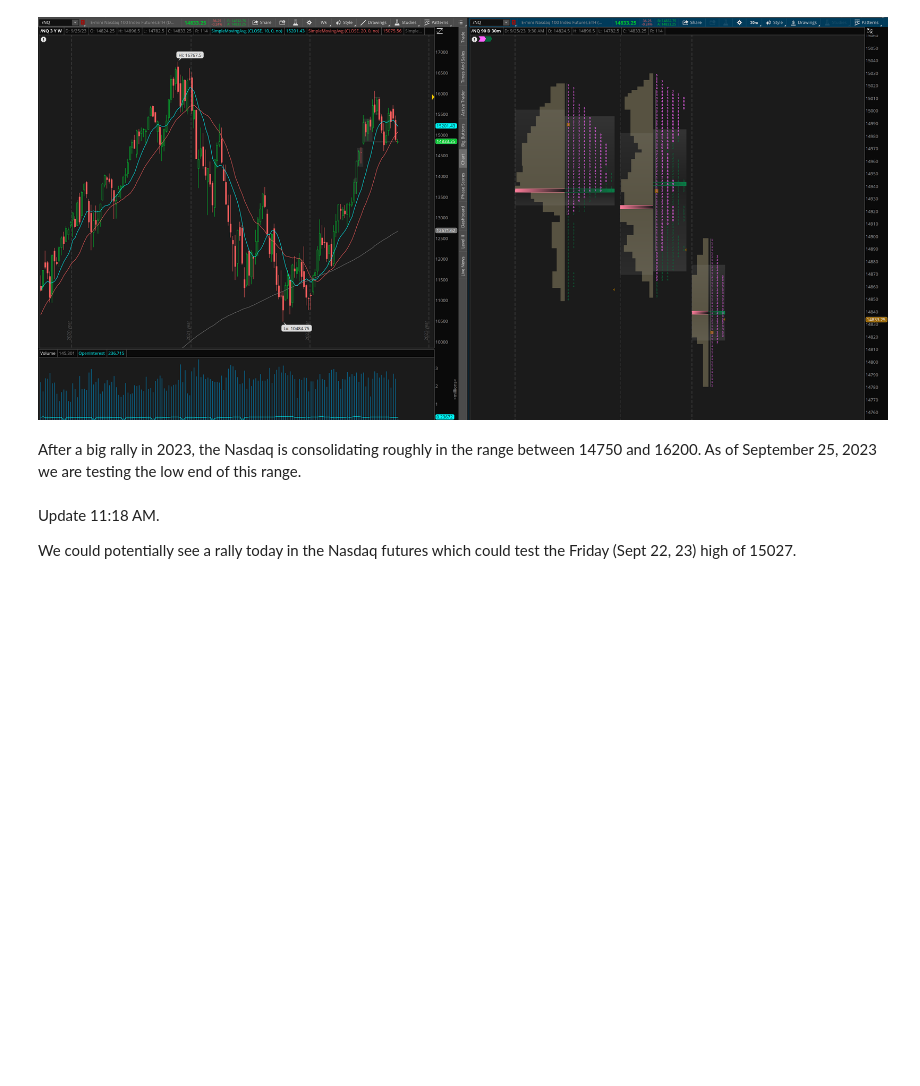
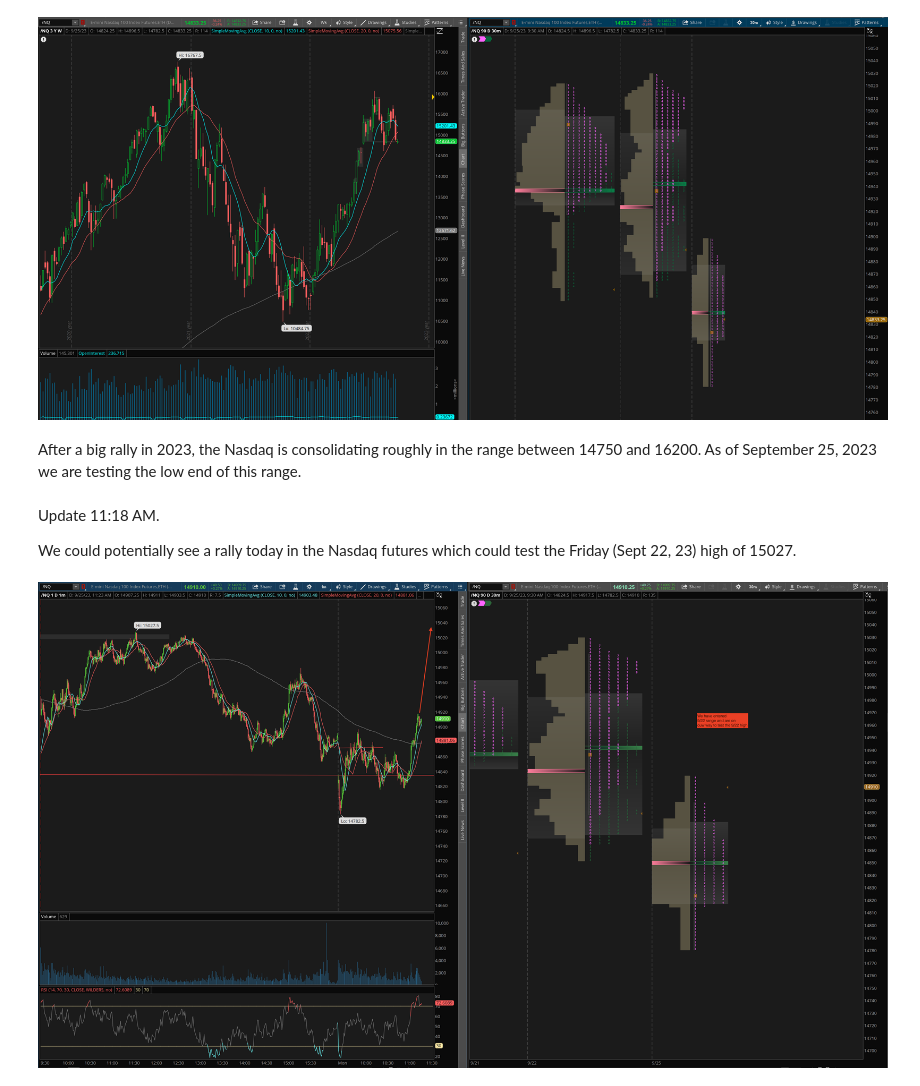
Before and after one commit to realspeculator/market_journal, a Jupyter notebook: 2023/09_2023/September 25 2023.ipynb, the cells around one changed output. Cells and saved outputs as stored; diff of their text form; code cells hidden in the pictures; blank space fills up the shorter version.

```diff
--- a/2023/09_2023/September 25 2023.ipynb
+++ b/2023/09_2023/September 25 2023.ipynb
@@ -10,3 +10,7 @@ After a big rally in 2023, the Nasdaq is consolidating roughly in the range betw
 Update 11:18 AM.
 
 We could potentially see a rally today in the Nasdaq futures which could test the Friday (Sept 22, 23) high of 15027.
+# %%
+Image("../../img/2023/09_2023/Screen Shot 2023-09-25 at 11.23.45 AM.png")
+# %% [output]
+[figure, added]
```
